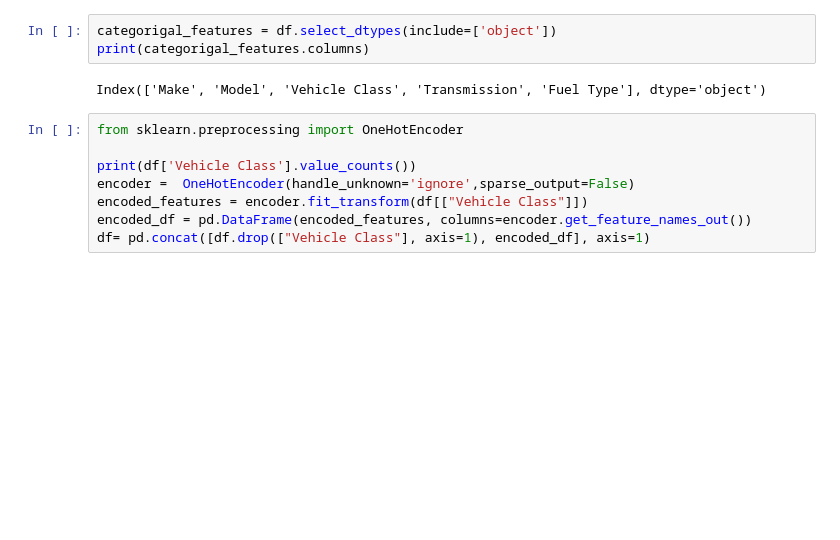
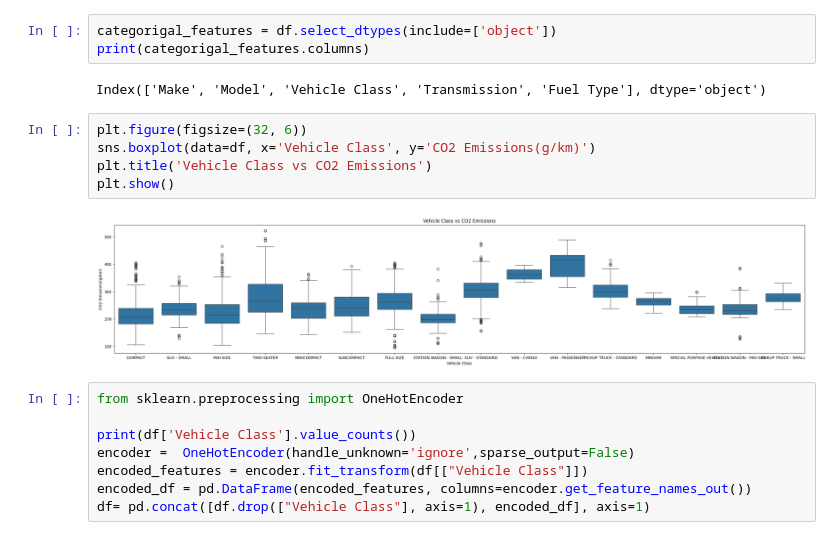
Before and after one commit to Hoseinrajabi1997/co2-emission, a Jupyter notebook: regression-co2-prediction.ipynb, the cells around one changed output. Drawn from its saved outputs; the diff is of its cells as text; blank space fills up the shorter version.

Commit message:
new plot added

```diff
--- a/regression-co2-prediction.ipynb
+++ b/regression-co2-prediction.ipynb
@@ -99,6 +99,13 @@ categorigal_features = df.select_dtypes(include=['object'])
 print(categorigal_features.columns)
 # %% [output]
 Index(['Make', 'Model', 'Vehicle Class', 'Transmission', 'Fuel Type'], dtype='object')
+# %%
+plt.figure(figsize=(32, 6))
+sns.boxplot(data=df, x='Vehicle Class', y='CO2 Emissions(g/km)')
+plt.title('Vehicle Class vs CO2 Emissions')
+plt.show()
+# %% [output]
+[figure, added]
 # %%
 from sklearn.preprocessing import OneHotEncoder
 
```
